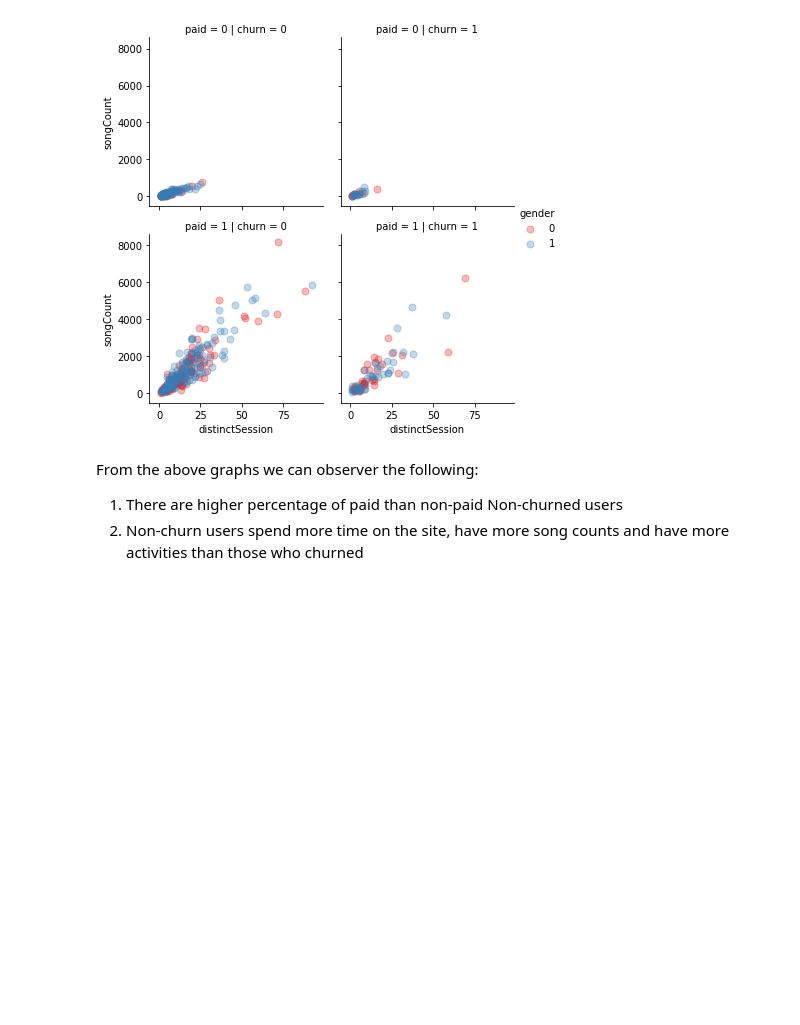
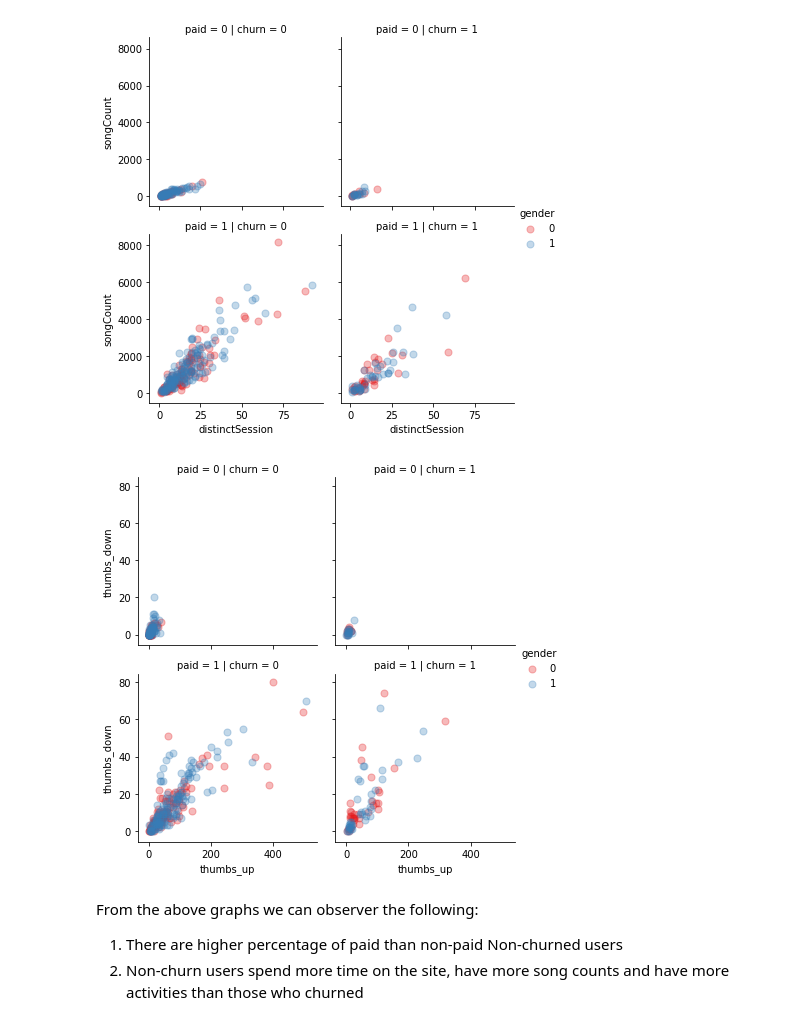
Before and after one commit to anhhchu/Sparkify, a Jupyter notebook: Sparkify.ipynb, the cells around one changed output. Drawn from its saved outputs; the diff is of its cells as text; code cells hidden in the pictures; blank space fills up the shorter version.

```diff
--- a/Sparkify.ipynb
+++ b/Sparkify.ipynb
@@ -451,6 +493,12 @@ g.map(plt.scatter,'distinctSession','songCount',s=50,alpha=0.3)
 g.add_legend();
 # %% [output]
 [figure]
+# %%
+g = sns.FacetGrid(combined_agg_pd, palette="Set1",col="churn",row="paid",hue="gender")
+g.map(plt.scatter,'thumbs_up','thumbs_down',s=50,alpha=0.3)
+g.add_legend();
+# %% [output]
+[figure, added]
 # %% [markdown]
 From the above graphs we can observer the following:
 1. There are higher percentage of paid than non-paid Non-churned users
```
Also changed, not shown: parts of 46 cells of this notebook.
